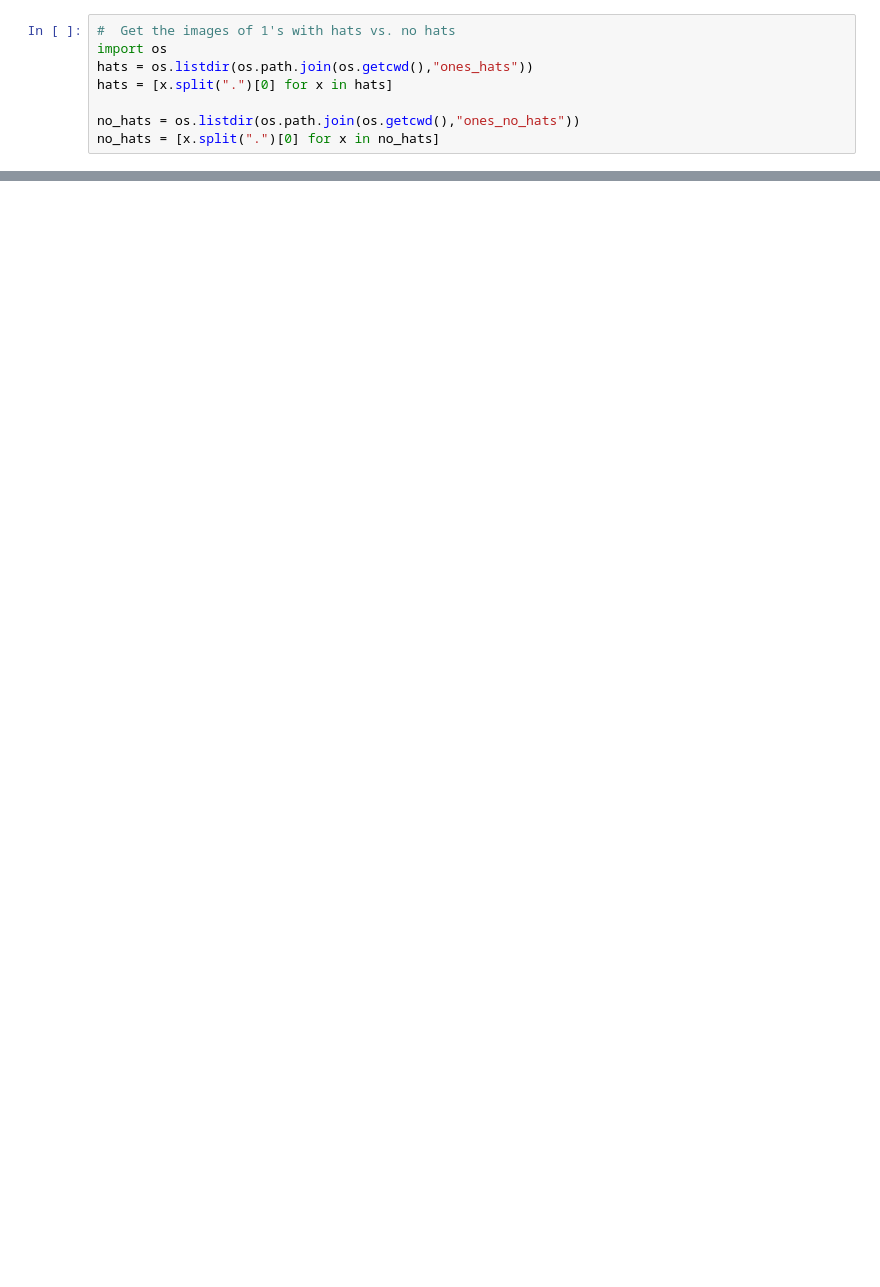
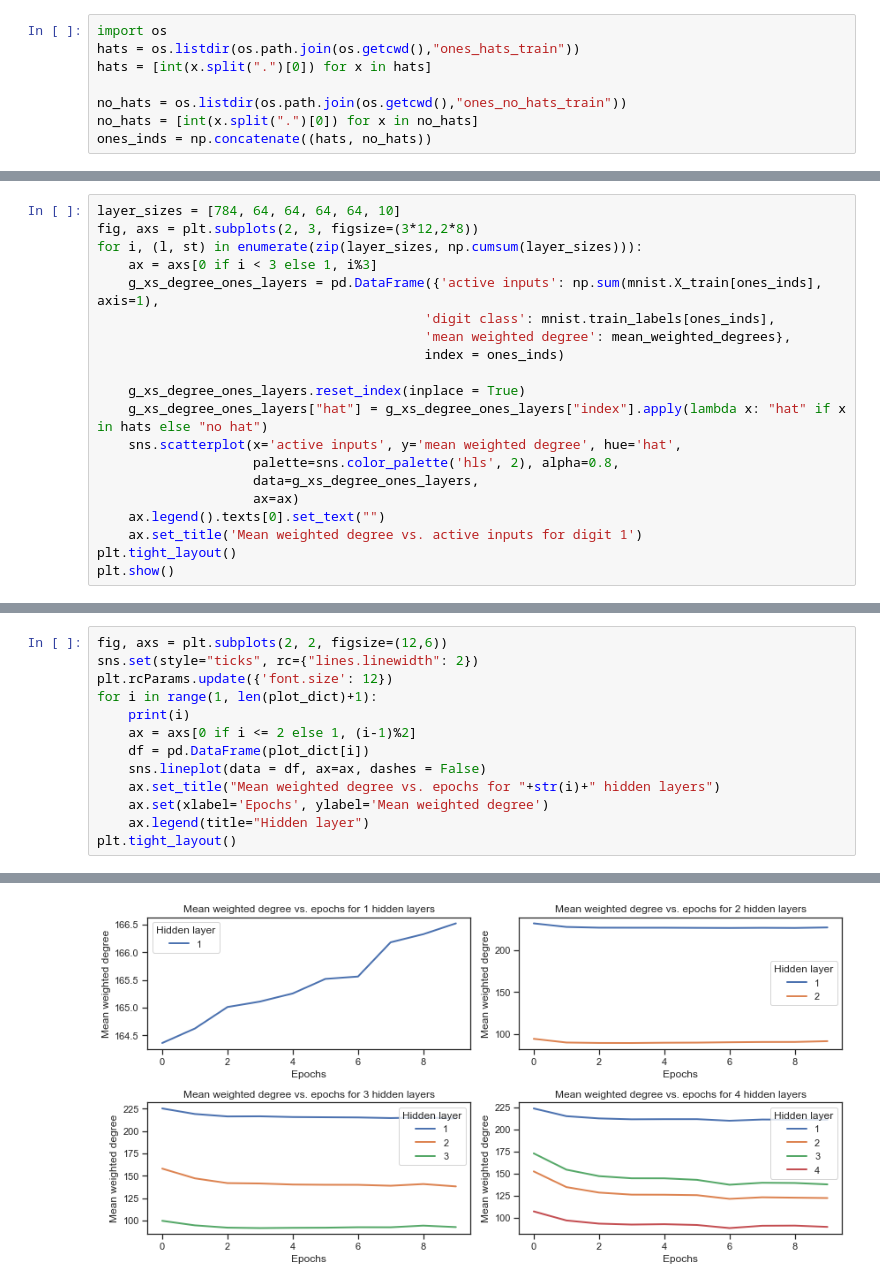
Before and after one commit to bgroenks96/dnn-community-detection, a Jupyter notebook: Project_MC.ipynb, the cells around one changed output, grey strips where cells are left out. Drawn from its saved outputs; the diff is of its cells as text; blank space fills up the shorter version.

```diff
--- a/Project_MC.ipynb
+++ b/Project_MC.ipynb
@@ -110,9 +28,9 @@ np.shape(data[0])
 # %%
-#  Get the images of 1's with hats vs. no hats
 import os
-hats = os.listdir(os.path.join(os.getcwd(),"ones_hats"))
-hats = [x.split(".")[0] for x in hats]
+hats = os.listdir(os.path.join(os.getcwd(),"ones_hats_train"))
+hats = [int(x.split(".")[0]) for x in hats]
 
-no_hats = os.listdir(os.path.join(os.getcwd(),"ones_no_hats"))
-no_hats = [x.split(".")[0] for x in no_hats]
+no_hats = os.listdir(os.path.join(os.getcwd(),"ones_no_hats_train"))
+no_hats = [int(x.split(".")[0]) for x in no_hats]
+ones_inds = np.concatenate((hats, no_hats))
 # %% [output]
@@ -119,0 +136,20 @@ no_hats = [x.split(".")[0] for x in no_hats]
+# %%
+layer_sizes = [784, 64, 64, 64, 64, 10]
+fig, axs = plt.subplots(2, 3, figsize=(3*12,2*8))
+for i, (l, st) in enumerate(zip(layer_sizes, np.cumsum(layer_sizes))):
+    ax = axs[0 if i < 3 else 1, i%3]
+    g_xs_degree_ones_layers = pd.DataFrame({'active inputs': np.sum(mnist.X_train[ones_inds], axis=1),
+                                          'digit class': mnist.train_labels[ones_inds],
+                                          'mean weighted degree': mean_weighted_degrees},
+                                          index = ones_inds)
+
+    g_xs_degree_ones_layers.reset_index(inplace = True)
+    g_xs_degree_ones_layers["hat"] = g_xs_degree_ones_layers["index"].apply(lambda x: "hat" if x in hats else "no hat")
+    sns.scatterplot(x='active inputs', y='mean weighted degree', hue='hat',
+                    palette=sns.color_palette('hls', 2), alpha=0.8,
+                    data=g_xs_degree_ones_layers,
+                    ax=ax)
+    ax.legend().texts[0].set_text("")
+    ax.set_title('Mean weighted degree vs. active inputs for digit 1')
+plt.tight_layout()
+plt.show()
@@ -119,0 +201,14 @@ no_hats = [x.split(".")[0] for x in no_hats]
+# %%
+fig, axs = plt.subplots(2, 2, figsize=(12,6))
+sns.set(style="ticks", rc={"lines.linewidth": 2})
+plt.rcParams.update({'font.size': 12})
+for i in range(1, len(plot_dict)+1):
+    print(i)
+    ax = axs[0 if i <= 2 else 1, (i-1)%2]
+    df = pd.DataFrame(plot_dict[i])
+    sns.lineplot(data = df, ax=ax, dashes = False)
+    ax.set_title("Mean weighted degree vs. epochs for "+str(i)+" hidden layers")
+    ax.set(xlabel='Epochs', ylabel='Mean weighted degree')
+    ax.legend(title="Hidden layer")
+plt.tight_layout()
+# %% [output]
@@ -119,0 +219 @@ no_hats = [x.split(".")[0] for x in no_hats]
+[figure, added]
```
Also changed, not shown: parts of 20 cells of this notebook.
